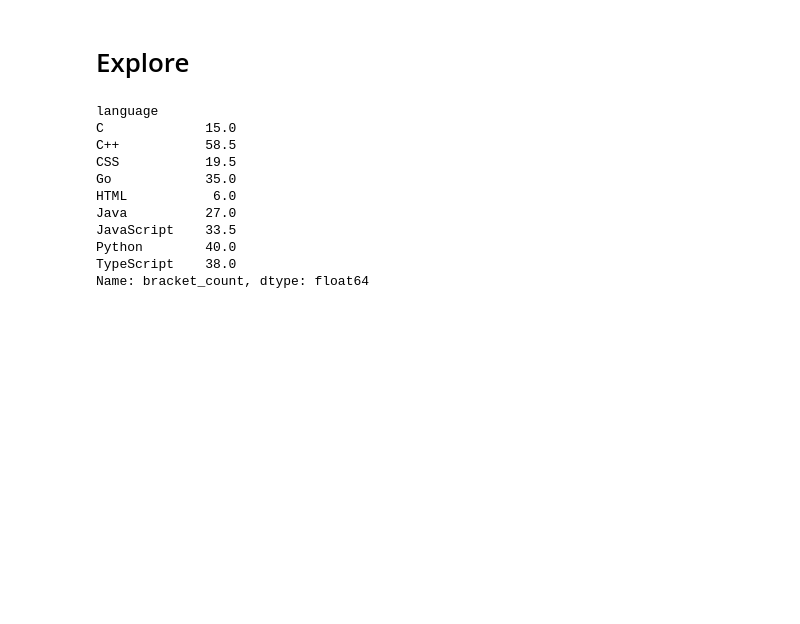
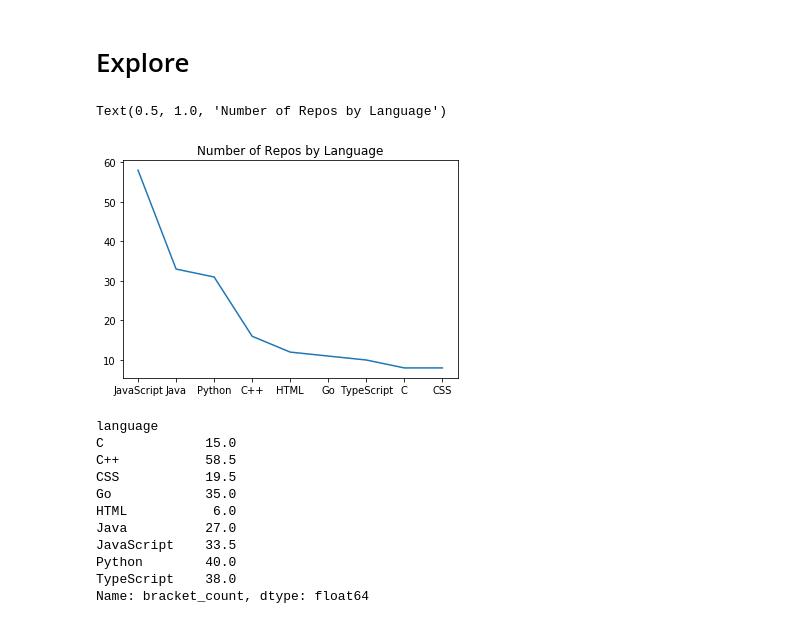
Before and after one commit to The-Tree-Muskeeters/git-language, a Jupyter notebook: shays_notebook.ipynb, the cells around one changed output. Saved outputs shown, nothing was run; the diff lists cells and outputs as text; code cells hidden in the pictures; blank space fills up the shorter version.

```diff
--- a/shays_notebook.ipynb
+++ b/shays_notebook.ipynb
@@ -133,5 +124,11 @@ df.head()
 # %% [markdown]
 # Explore
+# %%
+df.language.value_counts().plot()
+plt.title('Number of Repos by Language')
+# %% [output]
+Text(0.5, 1.0, 'Number of Repos by Language')
+[figure, added]
 # %%
 df.groupby(['language']).bracket_count.median()
 # %% [output]
```
Also changed, not shown: parts of 10 cells of this notebook.
